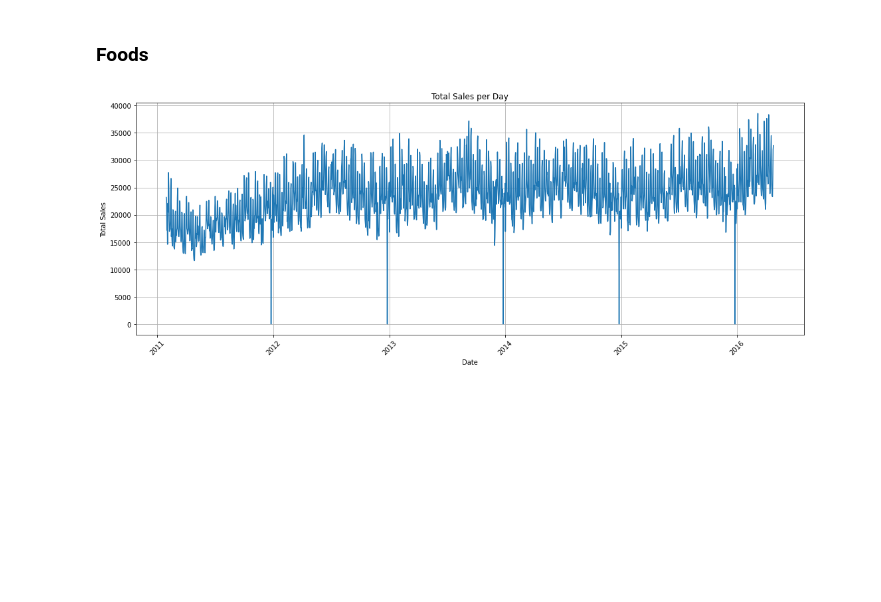
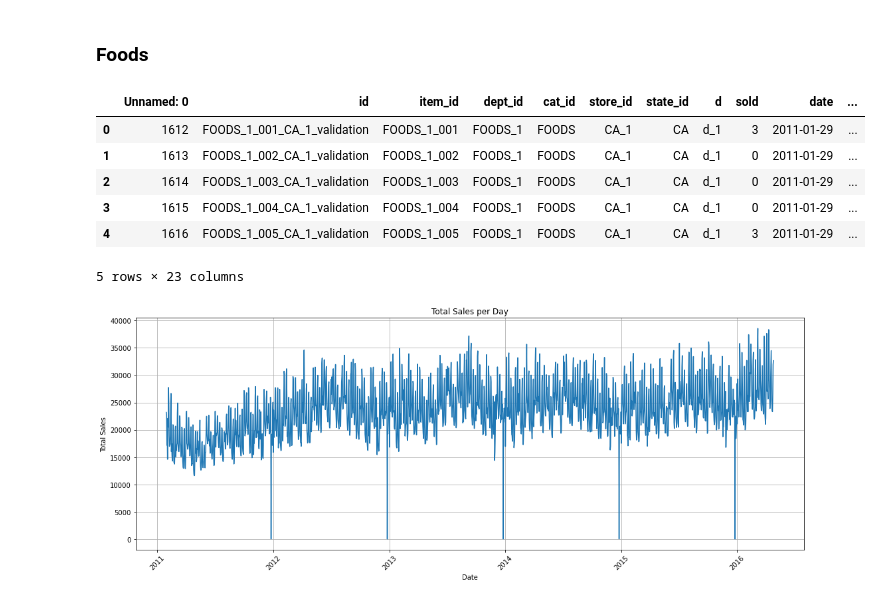
Before and after one commit to aaronmonash24/FYP, a Jupyter notebook: Data Analysis/DataExploration.ipynb, the cells around one changed output. Drawn from its saved outputs; the diff is of its cells as text; code cells hidden in the pictures; blank space fills up the shorter version.

```diff
--- a/Data Analysis/DataExploration.ipynb
+++ b/Data Analysis/DataExploration.ipynb
@@ -698,6 +693,16 @@ Notes:
 ### Foods
 # %%
 foods = pd.read_csv('foods_df.csv')
+# %%
+foods.head()
+# %% [output]
+|  | Unnamed: 0 | id | item_id | dept_id | cat_id | store_id | state_id | d | sold | date | ... |
+| 0 | 1612 | FOODS_1_001_CA_1_validation | FOODS_1_001 | FOODS_1 | FOODS | CA_1 | CA | d_1 | 3 | 2011-01-29 | ... |
+| 1 | 1613 | FOODS_1_002_CA_1_validation | FOODS_1_002 | FOODS_1 | FOODS | CA_1 | CA | d_1 | 0 | 2011-01-29 | ... |
+| 2 | 1614 | FOODS_1_003_CA_1_validation | FOODS_1_003 | FOODS_1 | FOODS | CA_1 | CA | d_1 | 0 | 2011-01-29 | ... |
+| 3 | 1615 | FOODS_1_004_CA_1_validation | FOODS_1_004 | FOODS_1 | FOODS | CA_1 | CA | d_1 | 0 | 2011-01-29 | ... |
+| 4 | 1616 | FOODS_1_005_CA_1_validation | FOODS_1_005 | FOODS_1 | FOODS | CA_1 | CA | d_1 | 3 | 2011-01-29 | ... |
+5 rows × 23 columns
 # %%
 foods['date'] = pd.to_datetime(foods['date'])
 daily_sales_food = foods.groupby('date')['sold'].sum()
```
Also changed, not shown: parts of 21 cells of this notebook.
